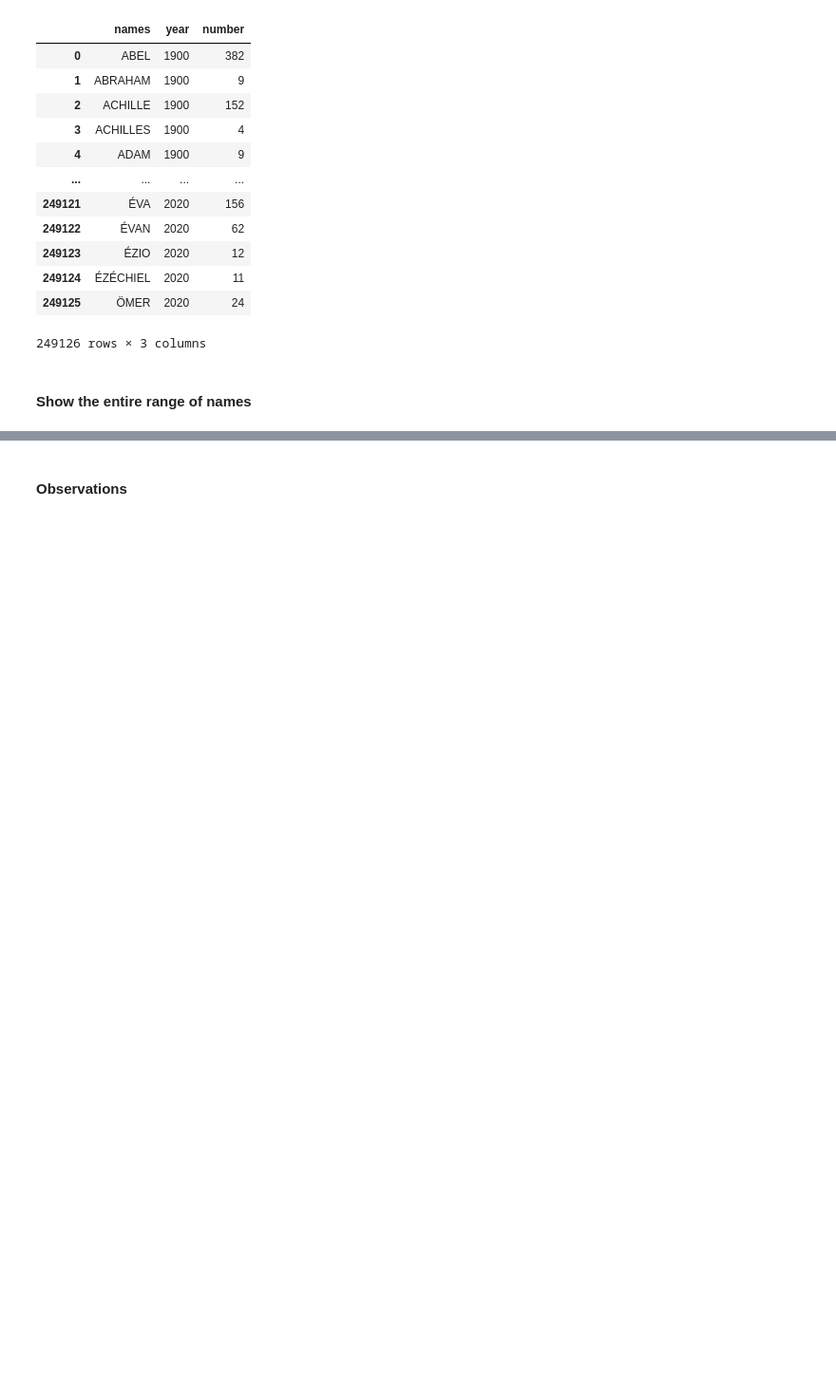
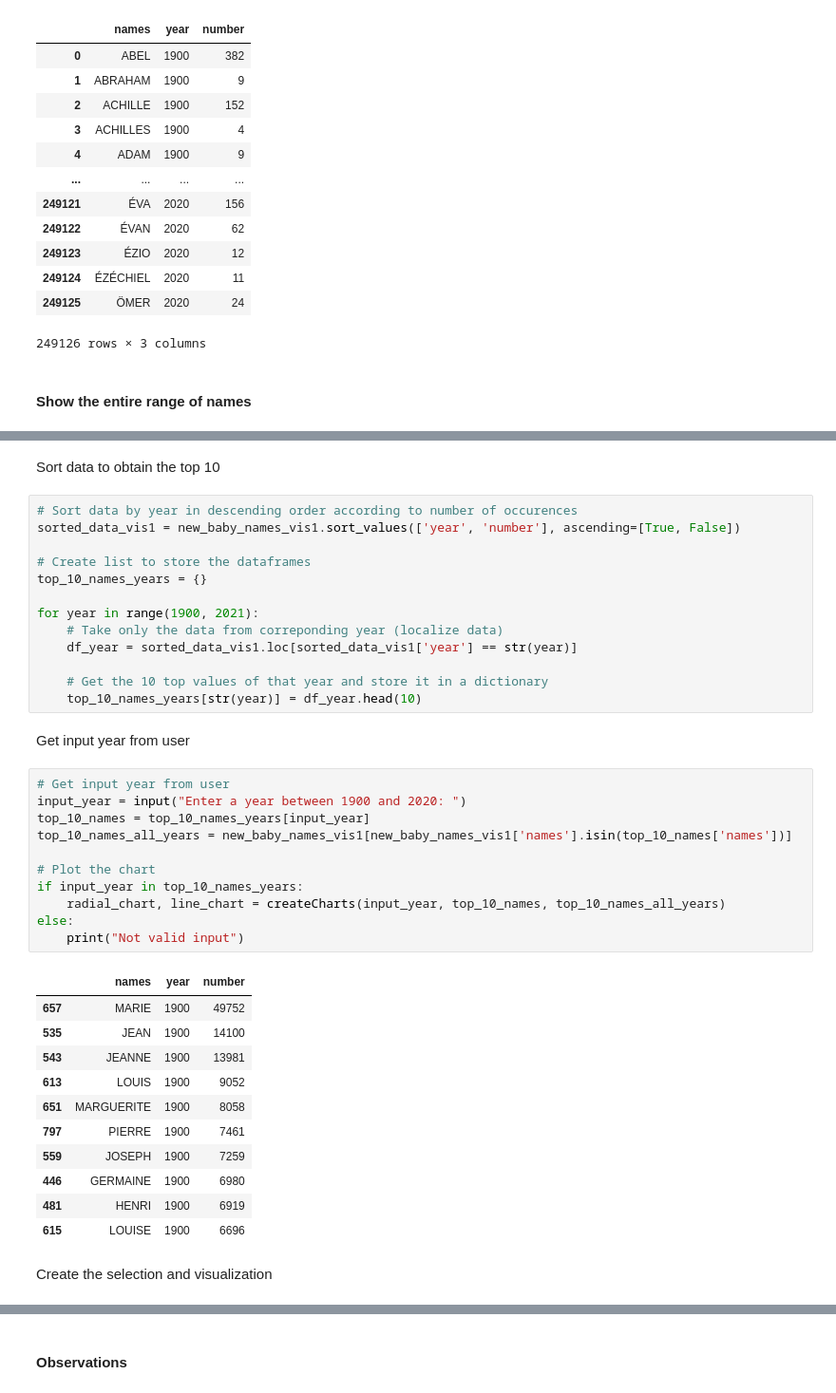
Before and after one commit to liadsantos/baby_names_visualization, a Jupyter notebook: implementations.ipynb, the cells around one changed output, grey strips where cells are left out. Shown at 95% size. Drawn from its saved outputs; the diff is of its cells as text; blank space fills up the shorter version.

Commit message:
adjusting visualization 1

```diff
--- a/implementations.ipynb
+++ b/implementations.ipynb
@@ -272,0 +255,42 @@ vis_top & vis_bottom
+# %% [markdown]
+Sort data to obtain the top 10
+# %%
+# Sort data by year in descending order according to number of occurences
+sorted_data_vis1 = new_baby_names_vis1.sort_values(['year', 'number'], ascending=[True, False])
+
+# Create list to store the dataframes
+top_10_names_years = {}
+
+for year in range(1900, 2021):
+    # Take only the data from correponding year (localize data)
+    df_year = sorted_data_vis1.loc[sorted_data_vis1['year'] == str(year)]
+
+    # Get the 10 top values of that year and store it in a dictionary
+    top_10_names_years[str(year)] = df_year.head(10)
+# %% [markdown]
+Get input year from user
+# %%
+# Get input year from user
+input_year = input("Enter a year between 1900 and 2020: ")
+top_10_names = top_10_names_years[input_year]
+top_10_names_all_years = new_baby_names_vis1[new_baby_names_vis1['names'].isin(top_10_names['names'])]
+
+# Plot the chart
+if input_year in top_10_names_years:
+    radial_chart, line_chart = createCharts(input_year, top_10_names, top_10_names_all_years)
+else:
+    print("Not valid input")
+# %% [output]
+|  | names | year | number |
+| 657 | MARIE | 1900 | 49752 |
+| 535 | JEAN | 1900 | 14100 |
+| 543 | JEANNE | 1900 | 13981 |
+| 613 | LOUIS | 1900 | 9052 |
+| 651 | MARGUERITE | 1900 | 8058 |
+| 797 | PIERRE | 1900 | 7461 |
+| 559 | JOSEPH | 1900 | 7259 |
+| 446 | GERMAINE | 1900 | 6980 |
+| 481 | HENRI | 1900 | 6919 |
+| 615 | LOUISE | 1900 | 6696 |
+# %% [markdown]
+Create the selection and visualization
```
Also changed, not shown: parts of 38 cells of this notebook.
